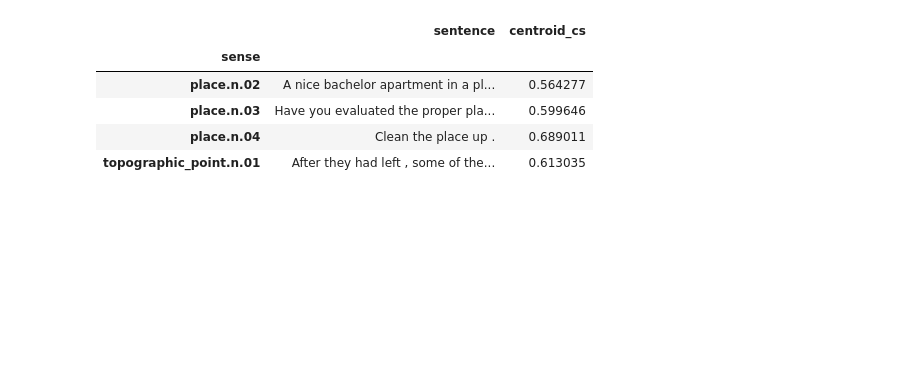
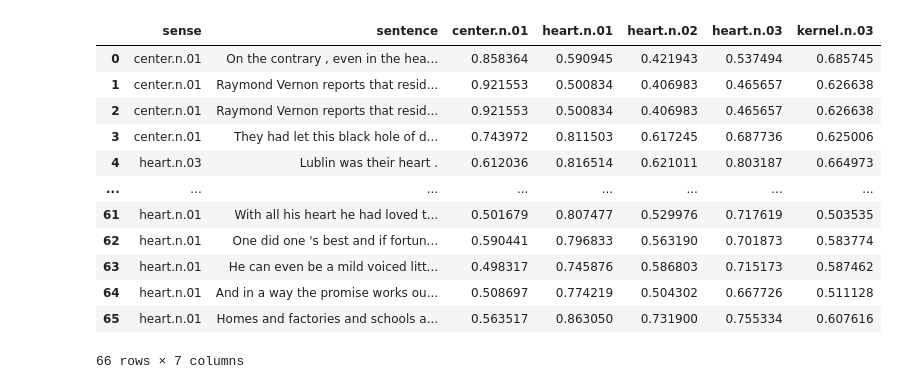
Before and after one commit to sathvikn/bert-wordsense, a Jupyter notebook: codebase/notebooks/prototypicality_eda.ipynb, the cells around one changed output. Drawn from its saved outputs; the diff is of its cells as text; code cells hidden in the pictures; blank space fills up the shorter version.

```diff
--- a/codebase/notebooks/prototypicality_eda.ipynb
+++ b/codebase/notebooks/prototypicality_eda.ipynb
@@ -8,10 +29,17 @@ pd.set_option('max_colwidth', 400)
 # %%
-type_data = pd.read_csv("../data/prototypicality/place_n.csv")
-type_data.groupby('sense').agg('min')
+type_data = pd.read_csv("../data/prototypicality/heart_n.csv")
+type_data
 # %% [output]
-|  | sentence | centroid_cs |
-| sense |  |  |
-| place.n.02 | A nice bachelor apartment in a pl... | 0.564277 |
-| place.n.03 | Have you evaluated the proper pla... | 0.599646 |
-| place.n.04 | Clean the place up . | 0.689011 |
-| topographic_point.n.01 | After they had left , some of the... | 0.613035 |
+|  | sense | sentence | center.n.01 | heart.n.01 | heart.n.02 | heart.n.03 | kernel.n.03 |
+| 0 | center.n.01 | On the contrary , even in the hea... | 0.858364 | 0.590945 | 0.421943 | 0.537494 | 0.685745 |
+| 1 | center.n.01 | Raymond Vernon reports that resid... | 0.921553 | 0.500834 | 0.406983 | 0.465657 | 0.626638 |
+| 2 | center.n.01 | Raymond Vernon reports that resid... | 0.921553 | 0.500834 | 0.406983 | 0.465657 | 0.626638 |
+| 3 | center.n.01 | They had let this black hole of d... | 0.743972 | 0.811503 | 0.617245 | 0.687736 | 0.625006 |
+| 4 | heart.n.03 | Lublin was their heart . | 0.612036 | 0.816514 | 0.621011 | 0.803187 | 0.664973 |
+| ... | ... | ... | ... | ... | ... | ... | ... |
+| 61 | heart.n.01 | With all his heart he had loved t... | 0.501679 | 0.807477 | 0.529976 | 0.717619 | 0.503535 |
+| 62 | heart.n.01 | One did one 's best and if fortun... | 0.590441 | 0.796833 | 0.563190 | 0.701873 | 0.583774 |
+| 63 | heart.n.01 | He can even be a mild voiced litt... | 0.498317 | 0.745876 | 0.586803 | 0.715173 | 0.587462 |
+| 64 | heart.n.01 | And in a way the promise works ou... | 0.508697 | 0.774219 | 0.504302 | 0.667726 | 0.511128 |
+| 65 | heart.n.01 | Homes and factories and schools a... | 0.563517 | 0.863050 | 0.731900 | 0.755334 | 0.607616 |
+66 rows × 7 columns
```
Also changed, not shown: parts of 14 cells of this notebook.
